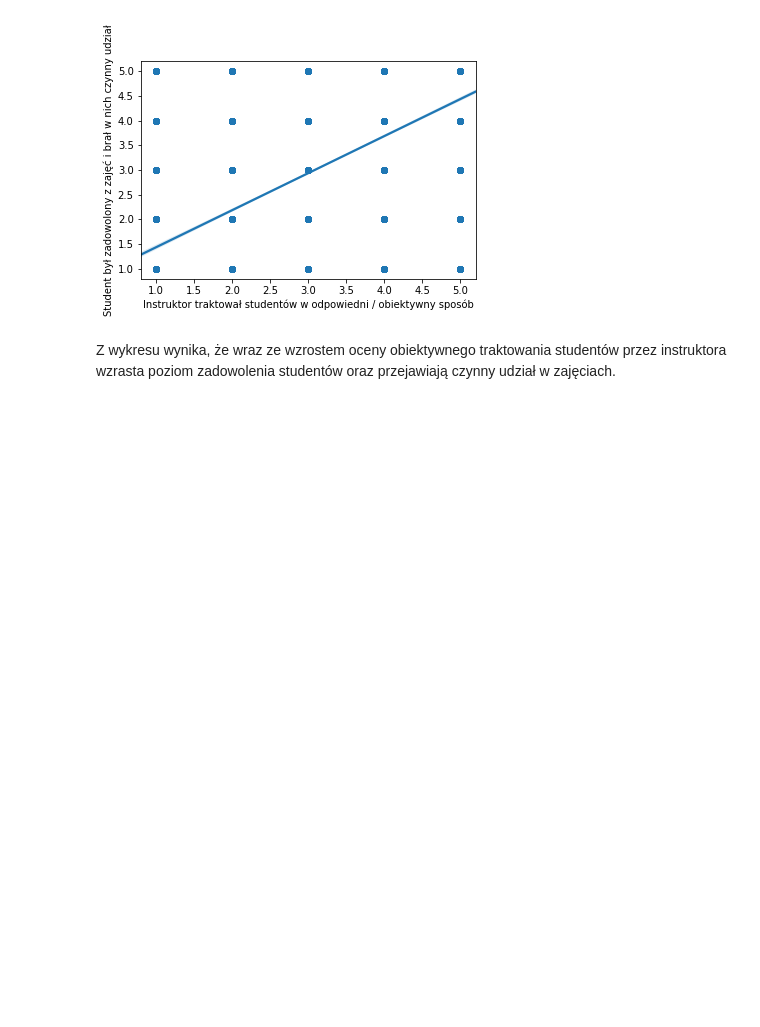
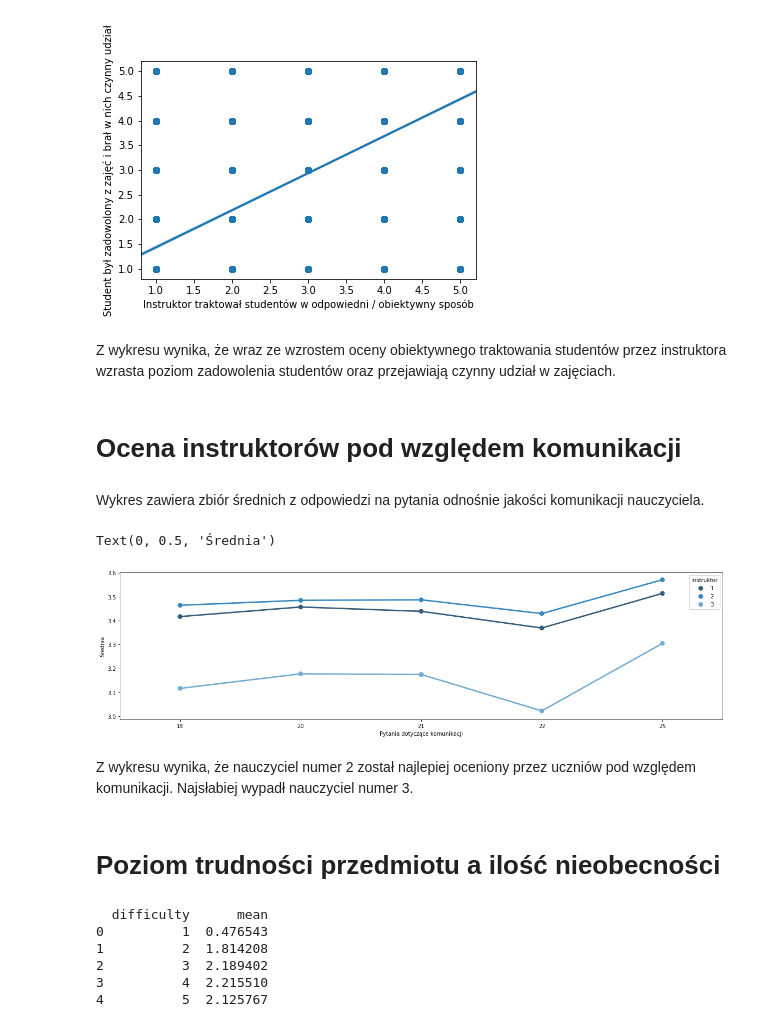
Before and after one commit to lukaszszy/data-mining, a Jupyter notebook: Projekt.ipynb, the cells around one changed output. Saved outputs shown, nothing was run; the diff lists cells and outputs as text; code cells hidden in the pictures; blank space fills up the shorter version.

```diff
--- a/Projekt.ipynb
+++ b/Projekt.ipynb
@@ -167,3 +184,40 @@ Text(0, 0.5, 'Student był zadowolony z zajęć i brał w nich czynny udział')
 [figure]
 # %% [markdown]
 Z wykresu wynika, że wraz ze wzrostem oceny obiektywnego traktowania studentów przez instruktora wzrasta poziom zadowolenia studentów oraz przejawiają czynny udział w zajęciach.
+# %% [markdown]
+# Ocena instruktorów pod względem komunikacji
+# %% [markdown]
+Wykres zawiera zbiór średnich z odpowiedzi na pytania odnośnie jakości komunikacji nauczyciela.
+# %%
+questionmeans = []
+inslist = []
+questions = []
+totalplotdata = pd.DataFrame(list(zip(inslist,questions,questionmeans))
+                      ,columns=['instruktor','questions', 'mean'])
+for ins_num in range(1,4):
+    ins_data = r[(r["instr"]==ins_num)]
+    questionmeans = []
+    inslist = []
+    questions = []
+
+
+    questions.append(18)
+    questions.append(20)
+    questions.append(21)
+    questions.append(22)
+    questions.append(25)
+
+    for col in range(17,33):
+        questionmeans.append(ins_data.iloc[:,col].mean())
+    inslist += 16 * [ins_num]
+    plotdata = pd.DataFrame(list(zip(inslist,questions,questionmeans))
+                      ,columns=['instruktor','questions', 'mean'])
+    totalplotdata = totalplotdata.append(plotdata, ignore_index=True)
+# %%
+plt.figure(figsize=(20, 5))
+sns.pointplot(x="questions", y="mean", data=totalplotdata, hue="instruktor", palette="Blues_d")
+plt.xlabel('Pytania dotyczące komunikacji')
+plt.ylabel('Średnia')
+# %% [output]
+Text(0, 0.5, 'Średnia')
+[figure, added]
@@ -169,0 +230,26 @@ Z wykresu wynika, że wraz ze wzrostem oceny obiektywnego traktowania studentów
+# %% [markdown]
+Z wykresu wynika, że nauczyciel numer 2 został najlepiej oceniony przez uczniów pod względem komunikacji. Najsłabiej wypadł nauczyciel numer 3.
+# %% [markdown]
+# Poziom trudności przedmiotu a ilość nieobecności
+# %%
+questionmean = []
+classlist = []
+
+totalplotdata = pd.DataFrame(list(zip(classlist, questionmean)), columns =['difficulty', 'mean'])
+
+for class_num in range(1,6):
+
+    class_data = r[(r['difficulty'])==class_num]
+    classlist.append(class_num)
+    questionmean.append(class_data['attendance'].mean())
+
+plotdata = pd.DataFrame(list(zip(classlist, questionmean)), columns =['difficulty', 'mean'])
+totalplotdata = totalplotdata.append(plotdata)
+print(totalplotdata)
+# %% [output]
+  difficulty      mean
+0          1  0.476543
+1          2  1.814208
+2          3  2.189402
+3          4  2.215510
+4          5  2.125767
```
Also changed, not shown: parts of 9 cells of this notebook.
